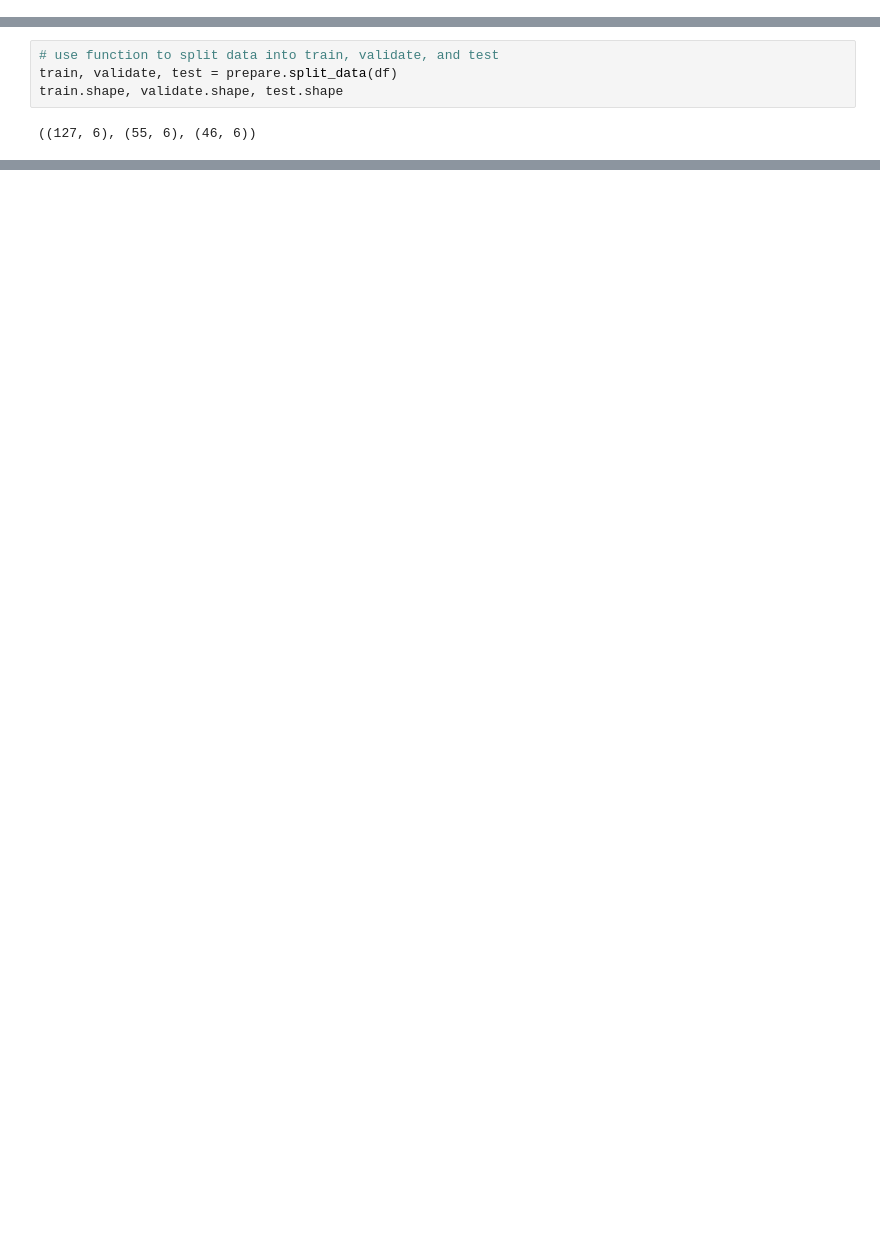
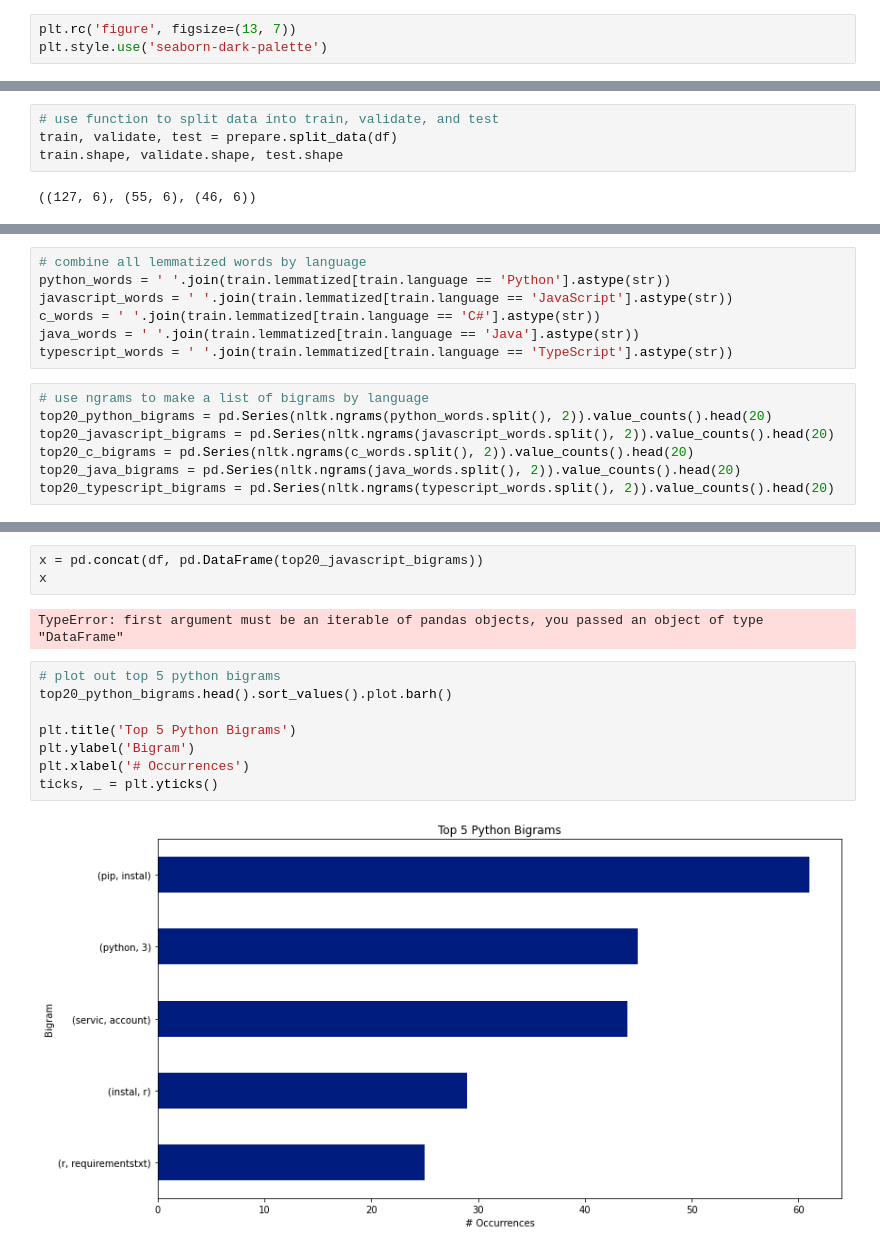
Before and after one commit to NLP-Project-Hopper2/NLP-Project-Hopper2, a Jupyter notebook: lori_notebook.ipynb, the cells around one changed output, grey strips where cells are left out. Cells and saved outputs as stored; diff of their text form; blank space fills up the shorter version.

```diff
--- a/lori_notebook.ipynb
+++ b/lori_notebook.ipynb
@@ -13,3 +21,6 @@ import prepare
+# %%
+plt.rc('figure', figsize=(13, 7))
+plt.style.use('seaborn-dark-palette')
 # %% [markdown]
 # Scrape
 
@@ -164,0 +180,14 @@ train.head()
+# %%
+# combine all lemmatized words by language
+python_words = ' '.join(train.lemmatized[train.language == 'Python'].astype(str))
+javascript_words = ' '.join(train.lemmatized[train.language == 'JavaScript'].astype(str))
+c_words = ' '.join(train.lemmatized[train.language == 'C#'].astype(str))
+java_words = ' '.join(train.lemmatized[train.language == 'Java'].astype(str))
+typescript_words = ' '.join(train.lemmatized[train.language == 'TypeScript'].astype(str))
+# %%
+# use ngrams to make a list of bigrams by language
+top20_python_bigrams = pd.Series(nltk.ngrams(python_words.split(), 2)).value_counts().head(20)
+top20_javascript_bigrams = pd.Series(nltk.ngrams(javascript_words.split(), 2)).value_counts().head(20)
+top20_c_bigrams = pd.Series(nltk.ngrams(c_words.split(), 2)).value_counts().head(20)
+top20_java_bigrams = pd.Series(nltk.ngrams(java_words.split(), 2)).value_counts().head(20)
+top20_typescript_bigrams = pd.Series(nltk.ngrams(typescript_words.split(), 2)).value_counts().head(20)
@@ -164,0 +204,15 @@ train.head()
+# %%
+x = pd.concat(df, pd.DataFrame(top20_javascript_bigrams))
+x
+# %% [output]
+TypeError: first argument must be an iterable of pandas objects, you passed an object of type "DataFrame"
+# %%
+# plot out top 5 python bigrams
+top20_python_bigrams.head().sort_values().plot.barh()
+
+plt.title('Top 5 Python Bigrams')
+plt.ylabel('Bigram')
+plt.xlabel('# Occurrences')
+ticks, _ = plt.yticks()
+# %% [output]
+[figure, added]
```
Also changed, not shown: parts of 17 cells of this notebook.
